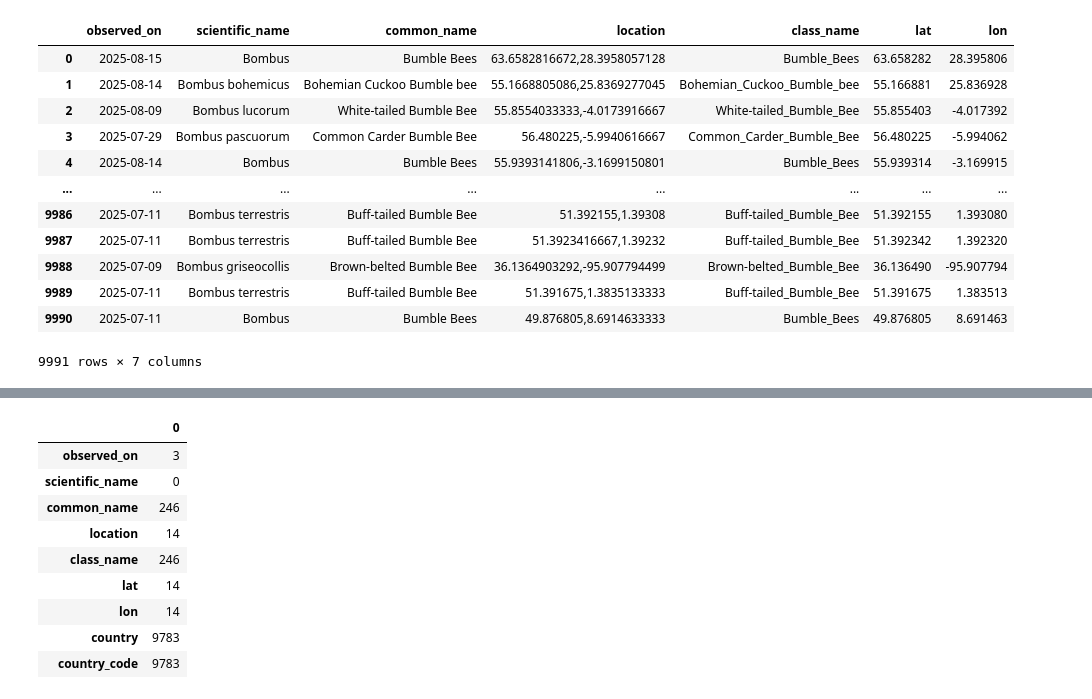
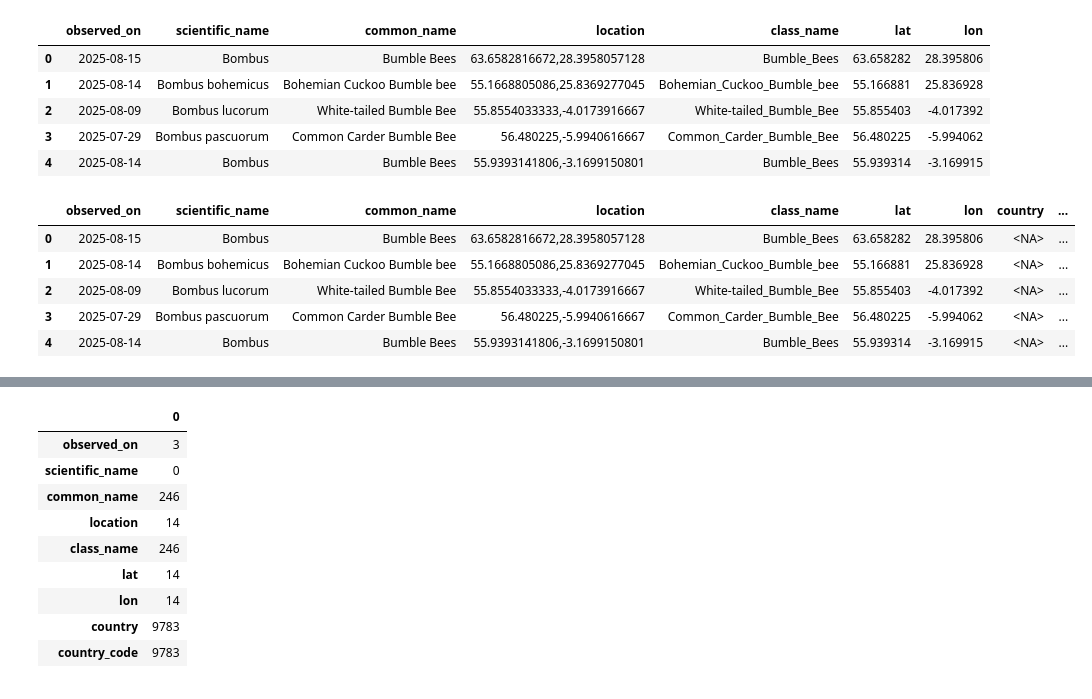
Before and after one commit to katherinestewart/bee-tector, a Jupyter notebook: notebooks/katherine_countries.ipynb, the cells around one changed output, grey strips where cells are left out. Saved outputs shown, nothing was run; the diff lists cells and outputs as text; code cells hidden in the pictures.

```diff
--- a/notebooks/katherine_countries.ipynb
+++ b/notebooks/katherine_countries.ipynb
@@ -58,21 +50,21 @@ name_loc_df
 # %%
 name_loc_df[["lat","lon"]] = name_loc_df["location"].str.split(",", n=1, expand=True).astype(float)
+name_loc_df.head()
+# %% [output]
+|  | observed_on | scientific_name | common_name | location | class_name | lat | lon |
+| 0 | 2025-08-15 | Bombus | Bumble Bees | 63.6582816672,28.3958057128 | Bumble_Bees | 63.658282 | 28.395806 |
+| 1 | 2025-08-14 | Bombus bohemicus | Bohemian Cuckoo Bumble bee | 55.1668805086,25.8369277045 | Bohemian_Cuckoo_Bumble_bee | 55.166881 | 25.836928 |
+| 2 | 2025-08-09 | Bombus lucorum | White-tailed Bumble Bee | 55.8554033333,-4.0173916667 | White-tailed_Bumble_Bee | 55.855403 | -4.017392 |
+| 3 | 2025-07-29 | Bombus pascuorum | Common Carder Bumble Bee | 56.480225,-5.9940616667 | Common_Carder_Bumble_Bee | 56.480225 | -5.994062 |
+| 4 | 2025-08-14 | Bombus | Bumble Bees | 55.9393141806,-3.1699150801 | Bumble_Bees | 55.939314 | -3.169915 |
-# %%
-name_loc_df
-# %% [output]
-|  | observed_on | scientific_name | common_name | location | class_name | lat | lon |
-| 0 | 2025-08-15 | Bombus | Bumble Bees | 63.6582816672,28.3958057128 | Bumble_Bees | 63.658282 | 28.395806 |
-| 1 | 2025-08-14 | Bombus bohemicus | Bohemian Cuckoo Bumble bee | 55.1668805086,25.8369277045 | Bohemian_Cuckoo_Bumble_bee | 55.166881 | 25.836928 |
-| 2 | 2025-08-09 | Bombus lucorum | White-tailed Bumble Bee | 55.8554033333,-4.0173916667 | White-tailed_Bumble_Bee | 55.855403 | -4.017392 |
-| 3 | 2025-07-29 | Bombus pascuorum | Common Carder Bumble Bee | 56.480225,-5.9940616667 | Common_Carder_Bumble_Bee | 56.480225 | -5.994062 |
-| 4 | 2025-08-14 | Bombus | Bumble Bees | 55.9393141806,-3.1699150801 | Bumble_Bees | 55.939314 | -3.169915 |
-| ... | ... | ... | ... | ... | ... | ... | ... |
-| 9986 | 2025-07-11 | Bombus terrestris | Buff-tailed Bumble Bee | 51.392155,1.39308 | Buff-tailed_Bumble_Bee | 51.392155 | 1.393080 |
-| 9987 | 2025-07-11 | Bombus terrestris | Buff-tailed Bumble Bee | 51.3923416667,1.39232 | Buff-tailed_Bumble_Bee | 51.392342 | 1.392320 |
-| 9988 | 2025-07-09 | Bombus griseocollis | Brown-belted Bumble Bee | 36.1364903292,-95.907794499 | Brown-belted_Bumble_Bee | 36.136490 | -95.907794 |
-| 9989 | 2025-07-11 | Bombus terrestris | Buff-tailed Bumble Bee | 51.391675,1.3835133333 | Buff-tailed_Bumble_Bee | 51.391675 | 1.383513 |
-| 9990 | 2025-07-11 | Bombus | Bumble Bees | 49.876805,8.6914633333 | Bumble_Bees | 49.876805 | 8.691463 |
-9991 rows × 7 columns
 # %%
 name_loc_df["country"] = pd.NA
 name_loc_df["country_code"] = pd.NA
+name_loc_df.head()
+# %% [output]
+|  | observed_on | scientific_name | common_name | location | class_name | lat | lon | country | ... |
+| 0 | 2025-08-15 | Bombus | Bumble Bees | 63.6582816672,28.3958057128 | Bumble_Bees | 63.658282 | 28.395806 | <NA> | ... |
+| 1 | 2025-08-14 | Bombus bohemicus | Bohemian Cuckoo Bumble bee | 55.1668805086,25.8369277045 | Bohemian_Cuckoo_Bumble_bee | 55.166881 | 25.836928 | <NA> | ... |
+| 2 | 2025-08-09 | Bombus lucorum | White-tailed Bumble Bee | 55.8554033333,-4.0173916667 | White-tailed_Bumble_Bee | 55.855403 | -4.017392 | <NA> | ... |
+| 3 | 2025-07-29 | Bombus pascuorum | Common Carder Bumble Bee | 56.480225,-5.9940616667 | Common_Carder_Bumble_Bee | 56.480225 | -5.994062 | <NA> | ... |
+| 4 | 2025-08-14 | Bombus | Bumble Bees | 55.9393141806,-3.1699150801 | Bumble_Bees | 55.939314 | -3.169915 | <NA> | ... |
```
Also changed, not shown: parts of 22 cells of this notebook.
